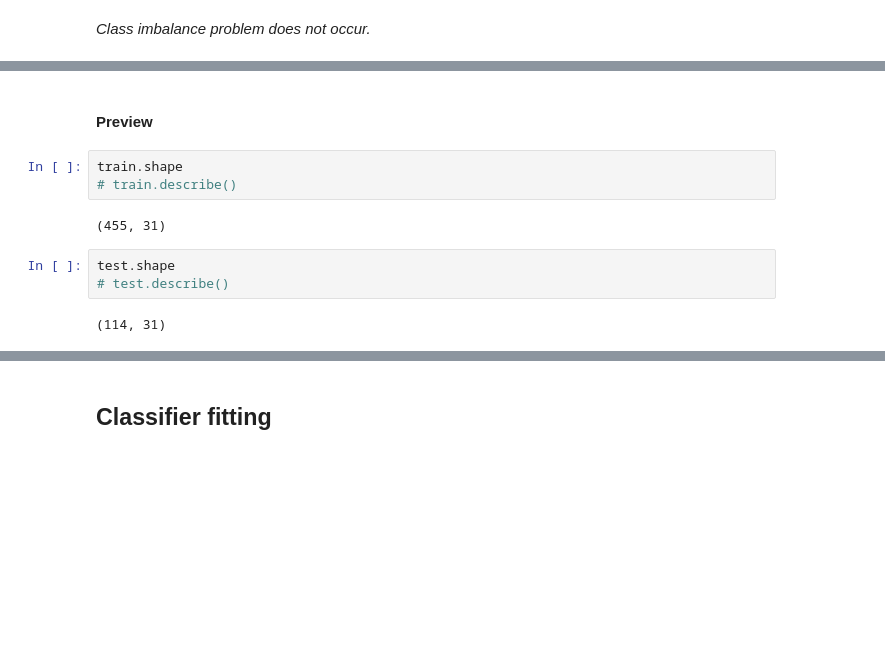
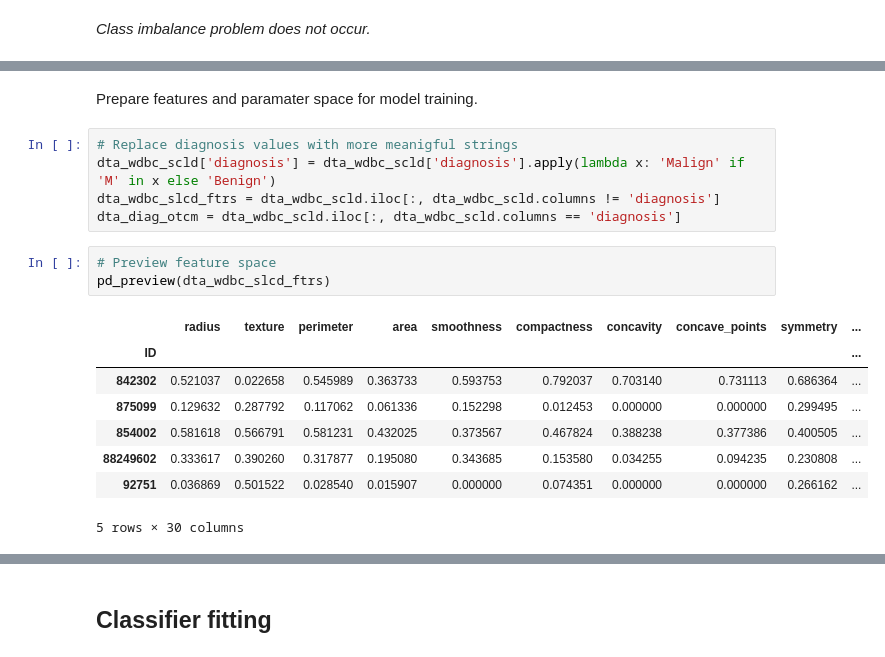
Before and after one commit to konradedgar/wdbc, a Jupyter notebook: wbc_anls.ipynb, the cells around one changed output, grey strips where cells are left out. Cells and saved outputs as stored; diff of their text form; blank space fills up the shorter version.

Commit message:
Minor cleaning before model fitting

```diff
--- a/wbc_anls.ipynb
+++ b/wbc_anls.ipynb
@@ -310,12 +299,19 @@ train, test = train_test_split(dta_wdbc_scld, test_size=0.2)
-# %% [markdown]
-#### Preview
-# %%
-train.shape
-# train.describe()
-# %% [output]
-(455, 31)
-# %%
-test.shape
-# test.describe()
-# %% [output]
-(114, 31)
+# %% [markdown]
+Prepare features and paramater space for model training.
+# %%
+# Replace diagnosis values with more meanigful strings
+dta_wdbc_scld['diagnosis'] = dta_wdbc_scld['diagnosis'].apply(lambda x: 'Malign' if 'M' in x else 'Benign')
+dta_wdbc_slcd_ftrs = dta_wdbc_scld.iloc[:, dta_wdbc_scld.columns != 'diagnosis']
+dta_diag_otcm = dta_wdbc_scld.iloc[:, dta_wdbc_scld.columns == 'diagnosis']
+# %%
+# Preview feature space
+pd_preview(dta_wdbc_slcd_ftrs)
+# %% [output]
+|  | radius | texture | perimeter | area | smoothness | compactness | concavity | concave_points | symmetry | ... |
+| ID |  |  |  |  |  |  |  |  |  | ... |
+| 842302 | 0.521037 | 0.022658 | 0.545989 | 0.363733 | 0.593753 | 0.792037 | 0.703140 | 0.731113 | 0.686364 | ... |
+| 875099 | 0.129632 | 0.287792 | 0.117062 | 0.061336 | 0.152298 | 0.012453 | 0.000000 | 0.000000 | 0.299495 | ... |
+| 854002 | 0.581618 | 0.566791 | 0.581231 | 0.432025 | 0.373567 | 0.467824 | 0.388238 | 0.377386 | 0.400505 | ... |
+| 88249602 | 0.333617 | 0.390260 | 0.317877 | 0.195080 | 0.343685 | 0.153580 | 0.034255 | 0.094235 | 0.230808 | ... |
+| 92751 | 0.036869 | 0.501522 | 0.028540 | 0.015907 | 0.000000 | 0.074351 | 0.000000 | 0.000000 | 0.266162 | ... |
+5 rows × 30 columns
```
Also changed, not shown: parts of 8 cells of this notebook.
